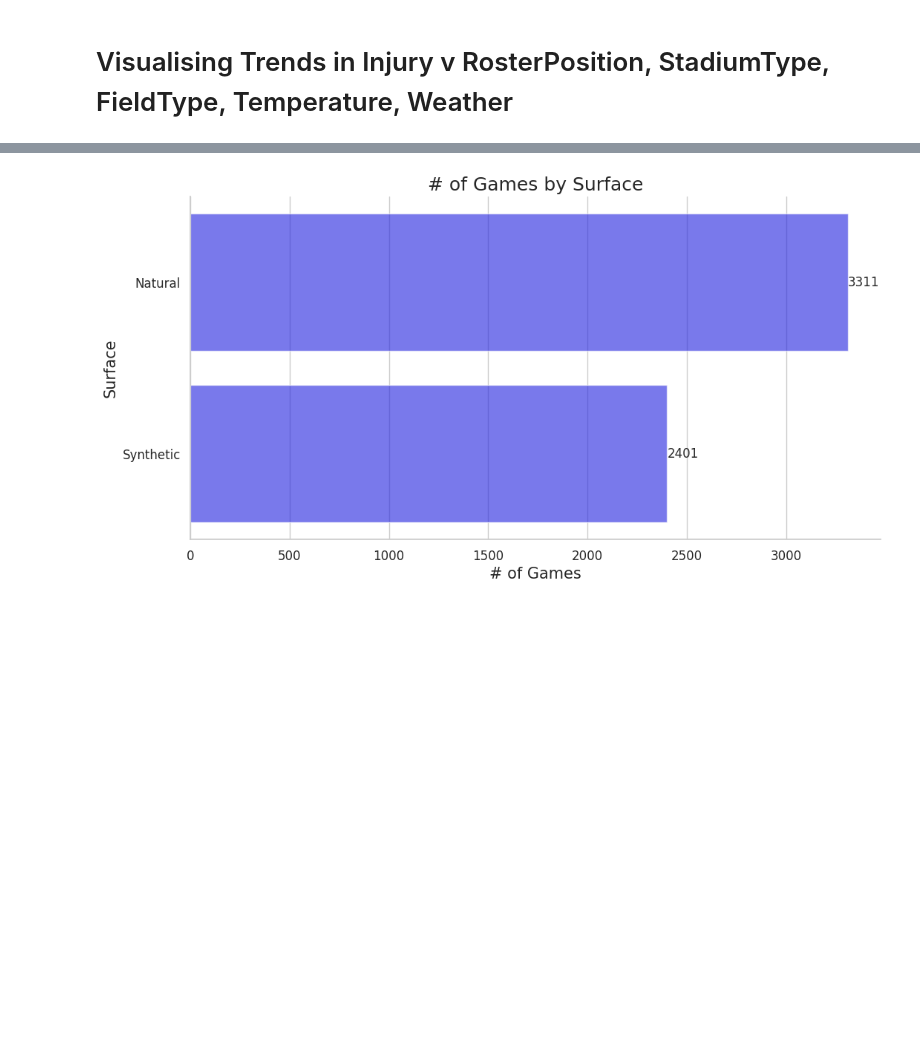
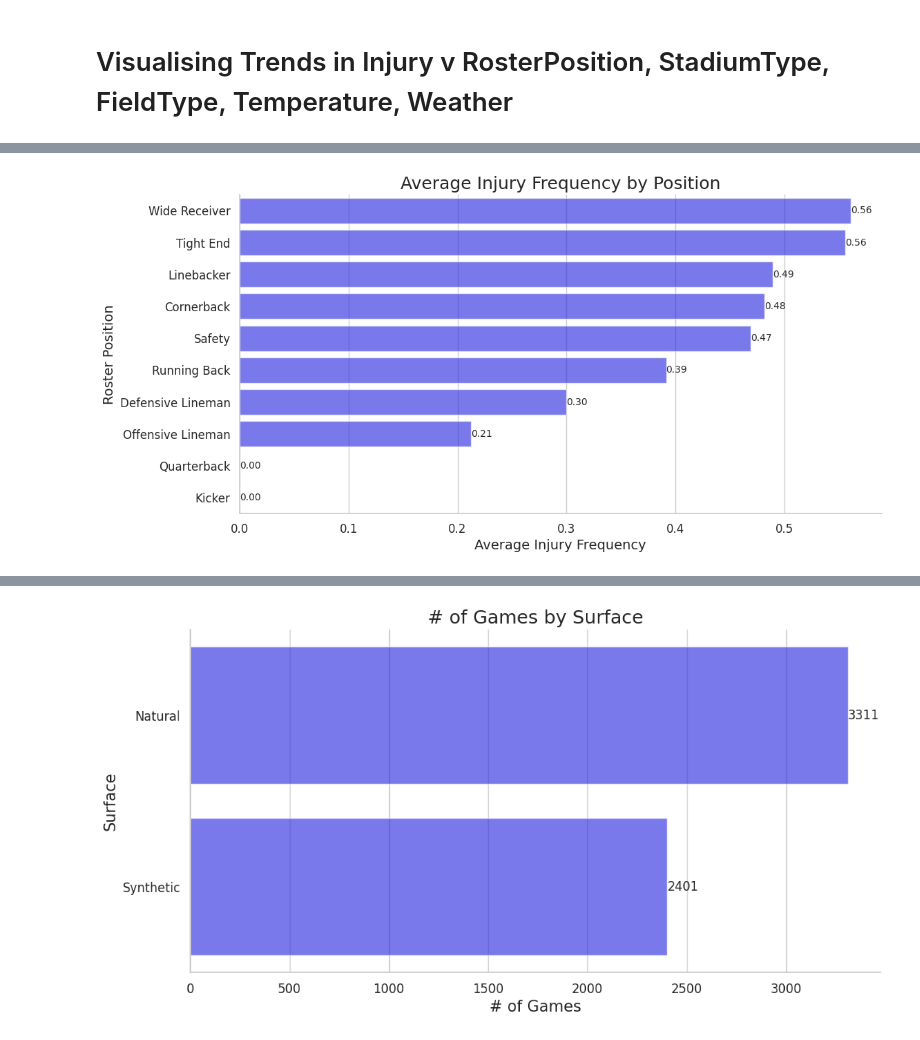
Before and after one commit to AditC1/NFLInjuryAnalysis, a Jupyter notebook: nfl-injury-analysis.ipynb, the cells around one changed output, grey strips where cells are left out. Cells and saved outputs as stored; diff of their text form; code cells hidden in the pictures; blank space fills up the shorter version.

```diff
--- a/nfl-injury-analysis.ipynb
+++ b/nfl-injury-analysis.ipynb
@@ -178 +197,39 @@ print(injury_record.head())
+# %%
+
+player_counts = {
+    'Linebacker': 47,
+    'Wide Receiver': 41,
+    'Offensive Lineman': 33,
+    'Safety': 32,
+    'Defensive Lineman': 30,
+    'Cornerback': 27,
+    'Running Back': 23,
+    'Tight End': 9,
+    'Quarterback': 5,
+    'Kicker': 3
+}
+injuries_by_position = {
+    'Linebacker': 23,
+    'Wide Receiver': 23,
+    'Offensive Lineman': 7,
+    'Safety': 15,
+    'Defensive Lineman': 9,
+    'Cornerback': 13,
+    'Running Back': 9,
+    'Tight End': 5,
+    'Quarterback': 0,
+    'Kicker': 0
+}
+ct = {position: injuries_by_position[position] / count for position, count in player_counts.items()}
+ct = {k: v for k, v in sorted(ct.items(), key=lambda item: item[1], reverse=True)}
+plt.figure(figsize=(12, 6))
+barplot = sns.barplot(x=list(ct.values()), y=list(ct.keys()), palette=['blue'], alpha=0.6)
+plt.title('Average Injury Frequency by Position', fontsize=18)
+plt.xlabel('Average Injury Frequency', fontsize=14)
+plt.ylabel('Roster Position', fontsize=14)
+for index, value in enumerate(ct.values()):
+    barplot.text(value, index, '{:.2f}'.format(value), ha='left', va='center', fontsize=10)
+plt.show()
+# %% [output]
+[figure, added]
 # %%
```
Also changed, not shown: parts of 5 cells of this notebook.
